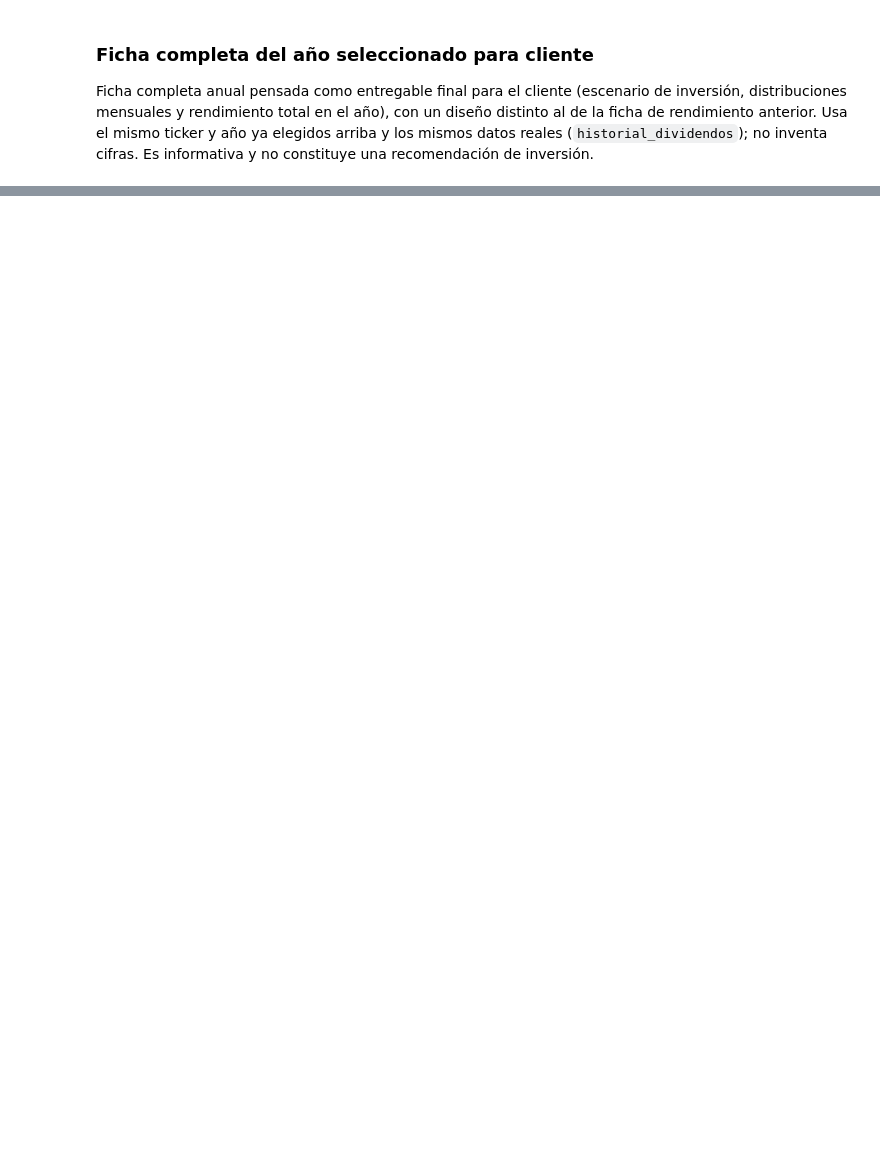
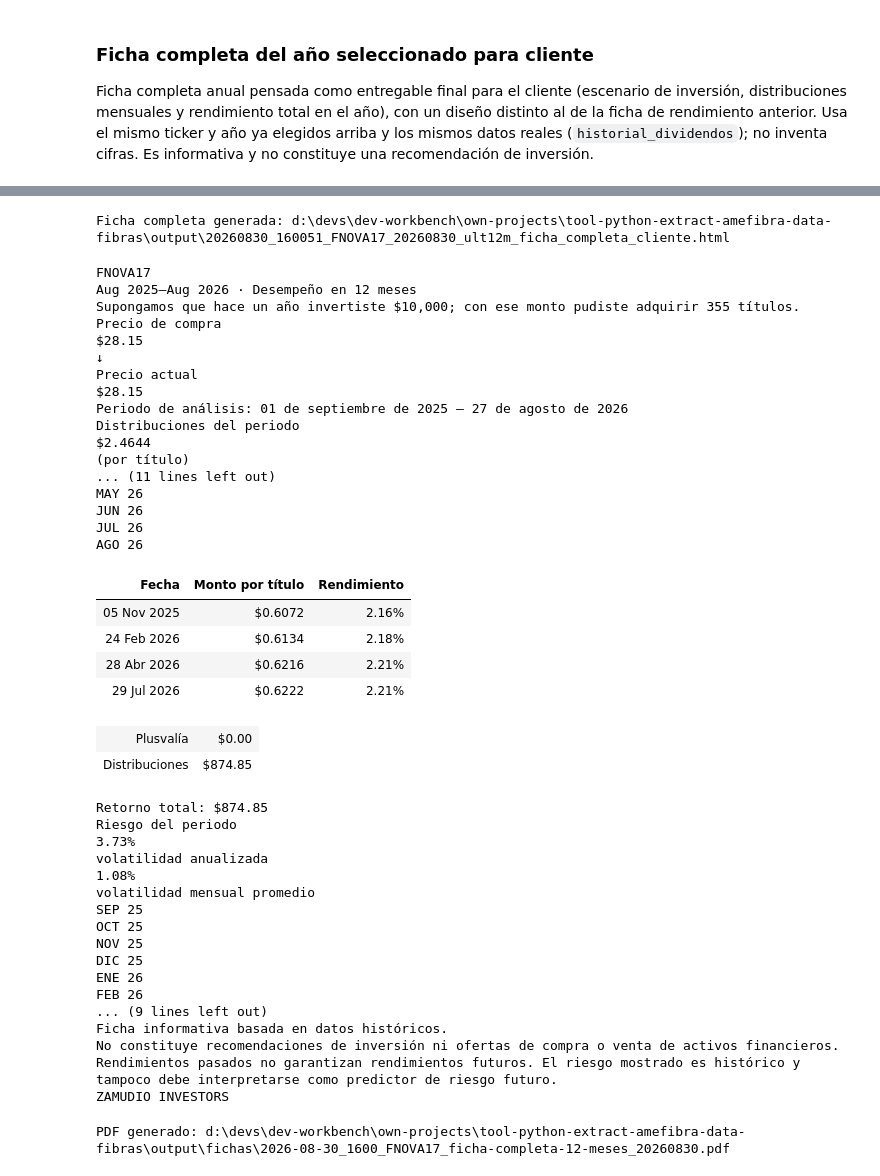
Before and after one commit to liazamudio/tool-python-extract-amefibra-data-fibras, a Jupyter notebook: amefibra-indice-fibras.ipynb, the cells around one changed output, grey strips where cells are left out. Drawn from its saved outputs; the diff is of its cells as text; code cells hidden in the pictures; blank space fills up the shorter version.

```diff
--- a/amefibra-indice-fibras.ipynb
+++ b/amefibra-indice-fibras.ipynb
@@ -232,0 +228,55 @@ PDF generado: d:\devs\dev-workbench\own-projects\tool-python-extract-amefibra-da
+# %%
+# Generamos la ficha completa de los últimos 12 meses para el cliente y la exportamos a PDF
+ruta_ficha_completa_12m = mostrar_ficha_completa_cliente(
+    TICKER_SELECCIONADO, None, CARPETA_SALIDA, historial_dividendos, fecha_referencia=FECHA_REFERENCIA_12M
+)
+
+# Exportamos los resultados a un archivo pdf y mostramos la ruta del archivo generado
+ruta_pdf_completa_12m = exportar_ficha_a_pdf(
+    ruta_ficha_completa_12m, TICKER_SELECCIONADO, "ficha completa 12 meses", f"{FECHA_FIN_12M:%Y%m%d}", CARPETA_FICHAS_PDF
+)
+print(f"PDF generado: {ruta_pdf_completa_12m}")
+# %% [output]
+Ficha completa generada: d:\devs\dev-workbench\own-projects\tool-python-extract-amefibra-data-fibras\output\20260830_160051_FNOVA17_20260830_ult12m_ficha_completa_cliente.html
+FNOVA17
+Aug 2025–Aug 2026 · Desempeño en 12 meses
+Supongamos que hace un año invertiste $10,000; con ese monto pudiste adquirir 355 títulos.
+Precio de compra
+$28.15
+↓
+Precio actual
+$28.15
+Periodo de análisis: 01 de septiembre de 2025 – 27 de agosto de 2026
+Distribuciones del periodo
+$2.4644
+(por título)
+... (11 lines left out)
+MAY 26
+JUN 26
+JUL 26
+AGO 26
+| Fecha | Monto por título | Rendimiento |
+| 05 Nov 2025 | $0.6072 | 2.16% |
+| 24 Feb 2026 | $0.6134 | 2.18% |
+| 28 Abr 2026 | $0.6216 | 2.21% |
+| 29 Jul 2026 | $0.6222 | 2.21% |
+| Plusvalía | $0.00 |
+| Distribuciones | $874.85 |
+Retorno total: $874.85
+Riesgo del periodo
+3.73%
+volatilidad anualizada
+1.08%
+volatilidad mensual promedio
+SEP 25
+OCT 25
+NOV 25
+DIC 25
+ENE 26
+FEB 26
+... (9 lines left out)
+Ficha informativa basada en datos históricos.
+No constituye recomendaciones de inversión ni ofertas de compra o venta de activos financieros.
+Rendimientos pasados no garantizan rendimientos futuros. El riesgo mostrado es histórico y tampoco debe interpretarse como predictor de riesgo futuro.
+ZAMUDIO INVESTORS
+PDF generado: d:\devs\dev-workbench\own-projects\tool-python-extract-amefibra-data-fibras\output\fichas\2026-08-30_1600_FNOVA17_ficha-completa-12-meses_20260830.pdf
```
Also changed, not shown: parts of 14 cells of this notebook, 3 other files.
